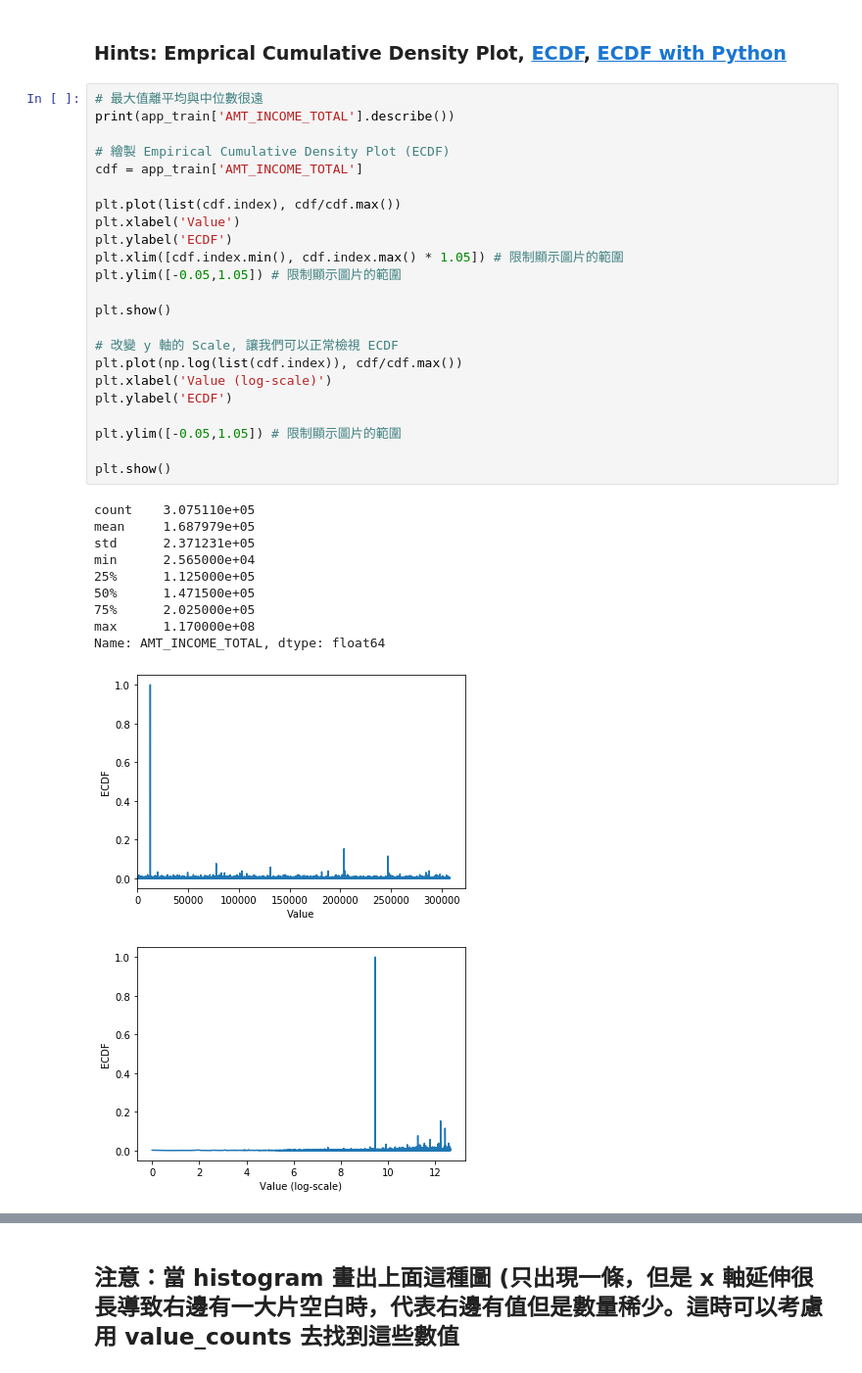
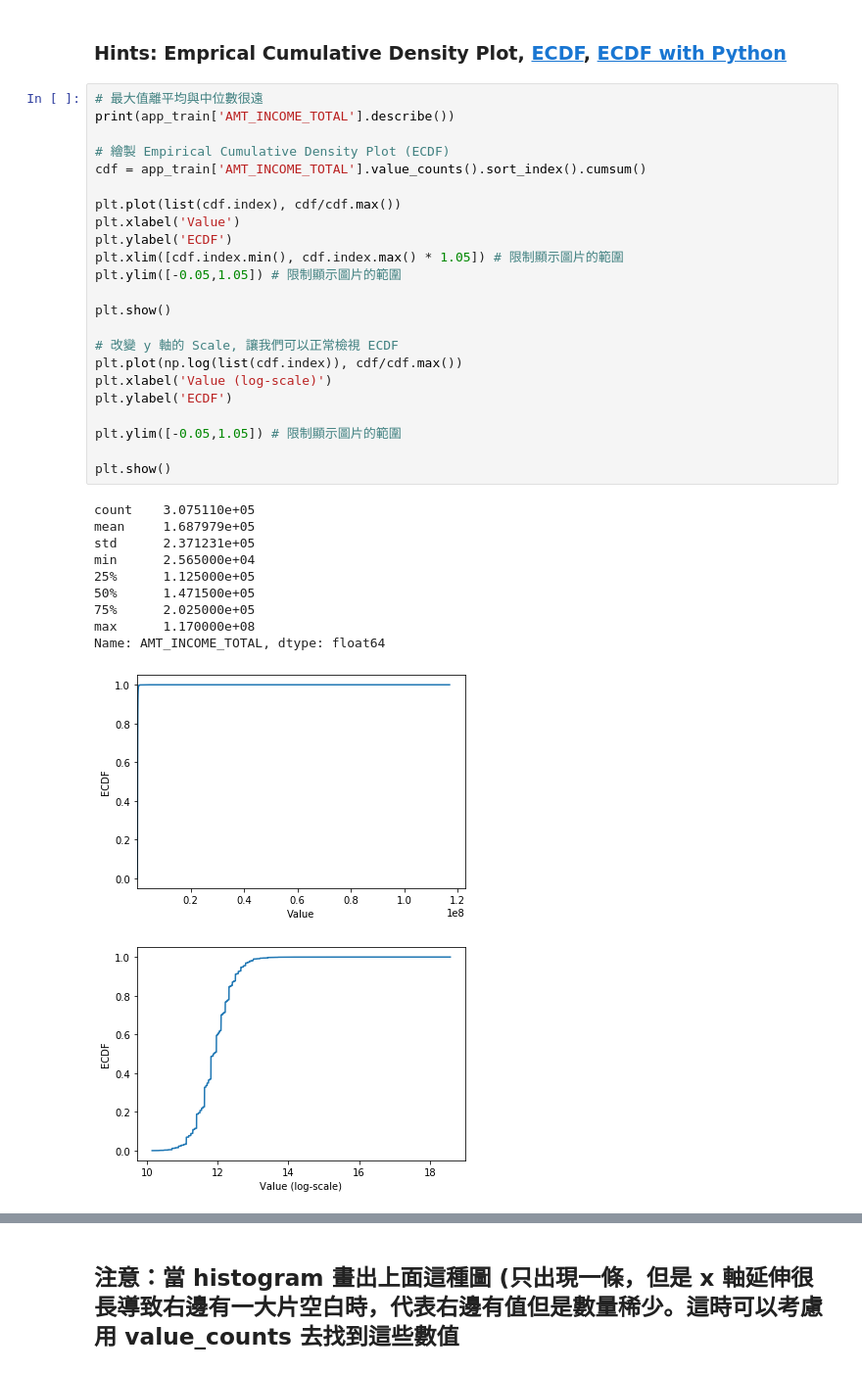
Before and after one commit to WangRory/3rd-ML100Days, a Jupyter notebook: homework/Day_009_HW.ipynb, the cells around one changed output, grey strips where cells are left out. Shown at 98% size. Cells and saved outputs as stored; diff of their text form.

```diff
--- a/homework/Day_009_HW.ipynb
+++ b/homework/Day_009_HW.ipynb
@@ -103,36 +111,36 @@ Numbers of remain columns 73
 print(app_train['AMT_INCOME_TOTAL'].describe())
 
 # 繪製 Empirical Cumulative Density Plot (ECDF)
-cdf = app_train['AMT_INCOME_TOTAL']
+cdf = app_train['AMT_INCOME_TOTAL'].value_counts().sort_index().cumsum()
 
 plt.plot(list(cdf.index), cdf/cdf.max())
 plt.xlabel('Value')
 plt.ylabel('ECDF')
 plt.xlim([cdf.index.min(), cdf.index.max() * 1.05]) # 限制顯示圖片的範圍
 plt.ylim([-0.05,1.05]) # 限制顯示圖片的範圍
 
 plt.show()
 
 # 改變 y 軸的 Scale, 讓我們可以正常檢視 ECDF
 plt.plot(np.log(list(cdf.index)), cdf/cdf.max())
 plt.xlabel('Value (log-scale)')
 plt.ylabel('ECDF')
 
 plt.ylim([-0.05,1.05]) # 限制顯示圖片的範圍
 
 plt.show()
 # %% [output]
 count    3.075110e+05
 mean     1.687979e+05
 std      2.371231e+05
 min      2.565000e+04
 25%      1.125000e+05
 50%      1.471500e+05
 75%      2.025000e+05
 max      1.170000e+08
 Name: AMT_INCOME_TOTAL, dtype: float64
-[figure, old version]
+[figure, new version]
-[figure, old version]
+[figure, new version]
 # %% [markdown]
 ## 補充：Normal dist 的 ECDF
 ![ecdf_normal](https://au.mathworks.com/help/examples/stats/win64/PlotEmpiricalCdfAndCompareWithSamplingDistributionExample_01.png)
```
Also changed, not shown: parts of 3 cells of this notebook.
